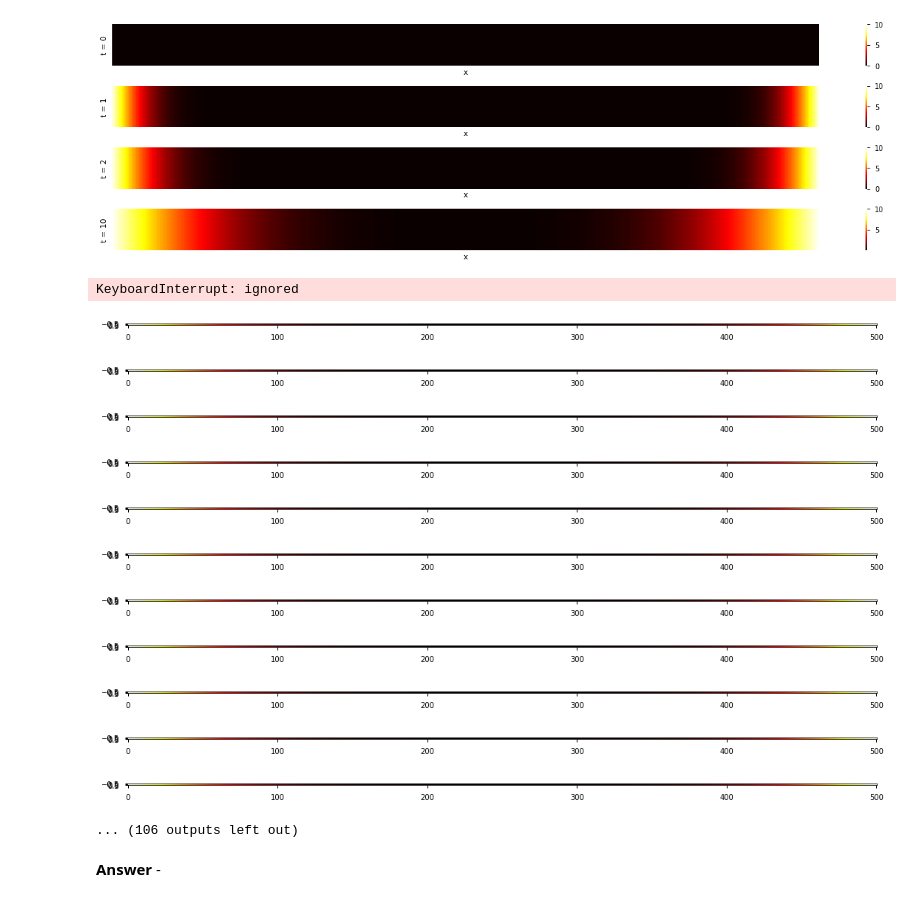
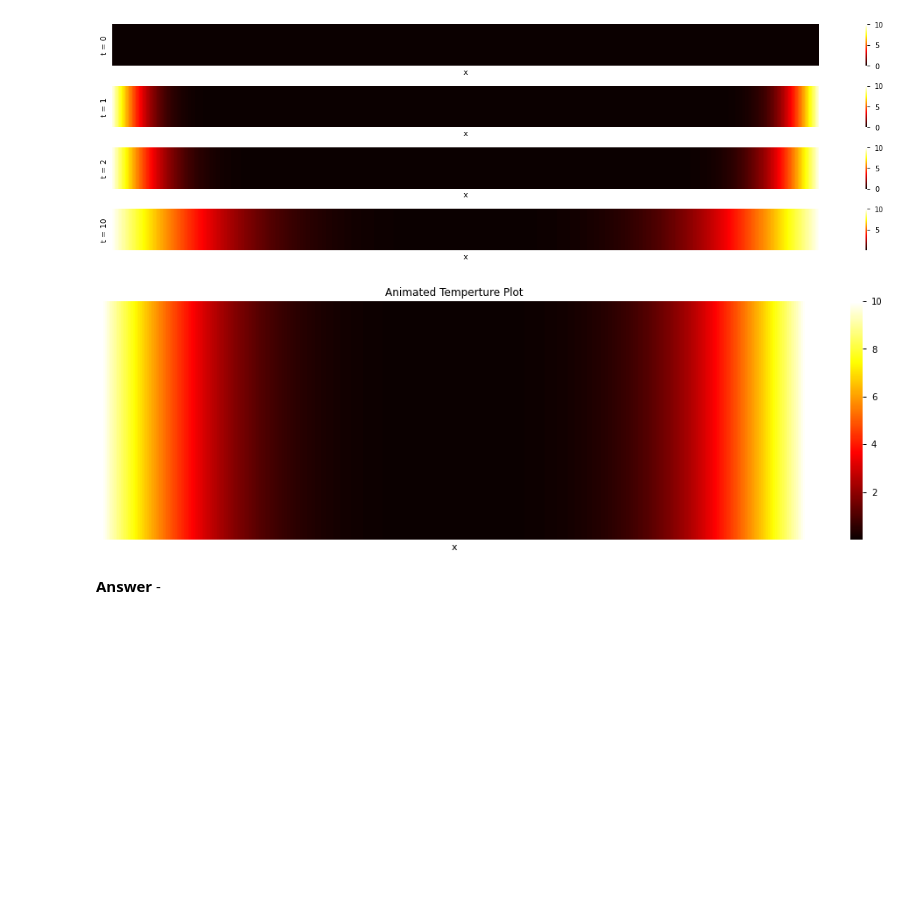
Before and after one commit to jhenderson0/HPC, a Jupyter notebook: Task 2/JH_task2.ipynb, the cells around one changed output. Saved outputs shown, nothing was run; the diff lists cells and outputs as text; code cells hidden in the pictures; blank space fills up the shorter version.

```diff
--- a/Task 2/JH_task2.ipynb
+++ b/Task 2/JH_task2.ipynb
@@ -477,22 +473,0 @@ from IPython import display
-# %%
-for i in range(len(u)):
-    plt.figure(figsize=(18, 5))
-    im = u[i][np.newaxis,:]
-    plt.imshow(im,cmap='hot')
-    display.clear_output(wait=True)
-    display.display(plt.gcf())
-    time.sleep(0.1)
-# %% [output]
-KeyboardInterrupt: ignored
-[figure, removed]
-[figure, removed]
-[figure, removed]
-[figure, removed]
-[figure, removed]
-[figure, removed]
-[figure, removed]
-[figure, removed]
-[figure, removed]
-[figure, removed]
-[figure, removed]
-... (106 outputs left out)
@@ -499,3 +476,21 @@ KeyboardInterrupt: ignored
+# %%
+for i in range(len(u)):
+  if i % N == 1 :
+    clear_output(wait=True)
+
+    fig, ax= plt.subplots(1, figsize=(18,5))
+
+    im = sns.heatmap(u[i][np.newaxis,:], cmap='hot',ax=ax)
+    ax.set_xlabel("x")
+    ax.set_yticks([])
+    ax.set_xticks([])
+    ax.set_title('Animated Temperture Plot')
+
+    # Pauses and redraws
+    plt.draw()
+    plt.pause(0.01)
+# %% [output]
+[figure, added]
 # %% [markdown]
 **Answer** -
 # %% [markdown]
```
Also changed, not shown: parts of 4 cells of this notebook.
